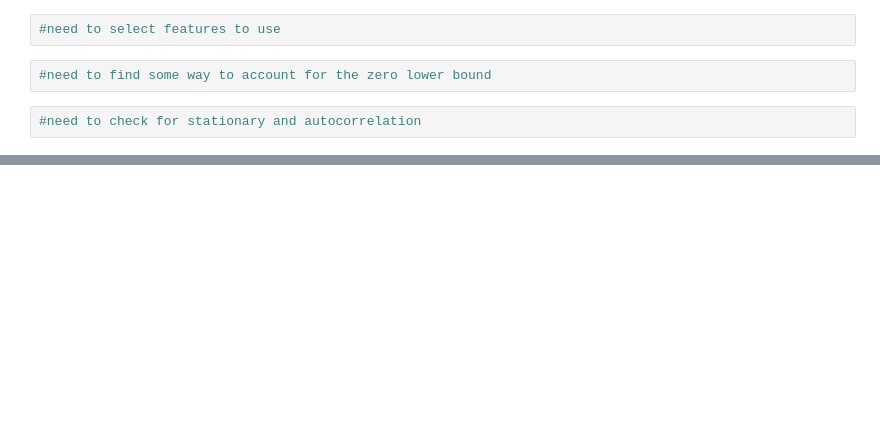
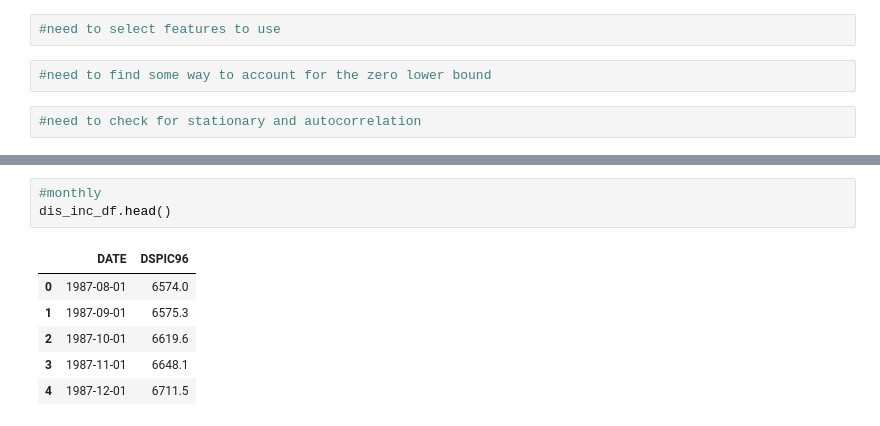
Before and after one commit to Nhunsick/FFTR_Prediction, a Jupyter notebook: Notebooks/EDA_cleaning.ipynb, the cells around one changed output, grey strips where cells are left out. Saved outputs shown, nothing was run; the diff lists cells and outputs as text; blank space fills up the shorter version.

```diff
--- a/Notebooks/EDA_cleaning.ipynb
+++ b/Notebooks/EDA_cleaning.ipynb
@@ -22,0 +89,10 @@ inflation under control in late 1982-1983 3. during greenbaum's tenure '''
+# %%
+#monthly
+dis_inc_df.head()
+# %% [output]
+|  | DATE | DSPIC96 |
+| 0 | 1987-08-01 | 6574.0 |
+| 1 | 1987-09-01 | 6575.3 |
+| 2 | 1987-10-01 | 6619.6 |
+| 3 | 1987-11-01 | 6648.1 |
+| 4 | 1987-12-01 | 6711.5 |
```
Also changed, not shown: parts of 27 cells of this notebook, 21 other files.
